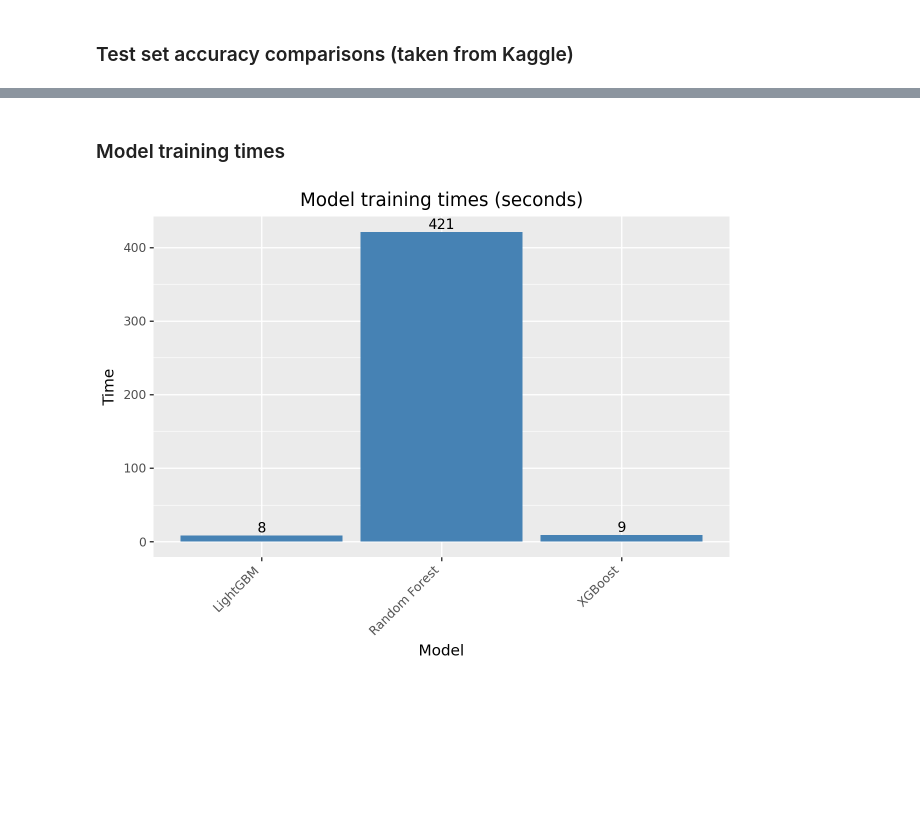
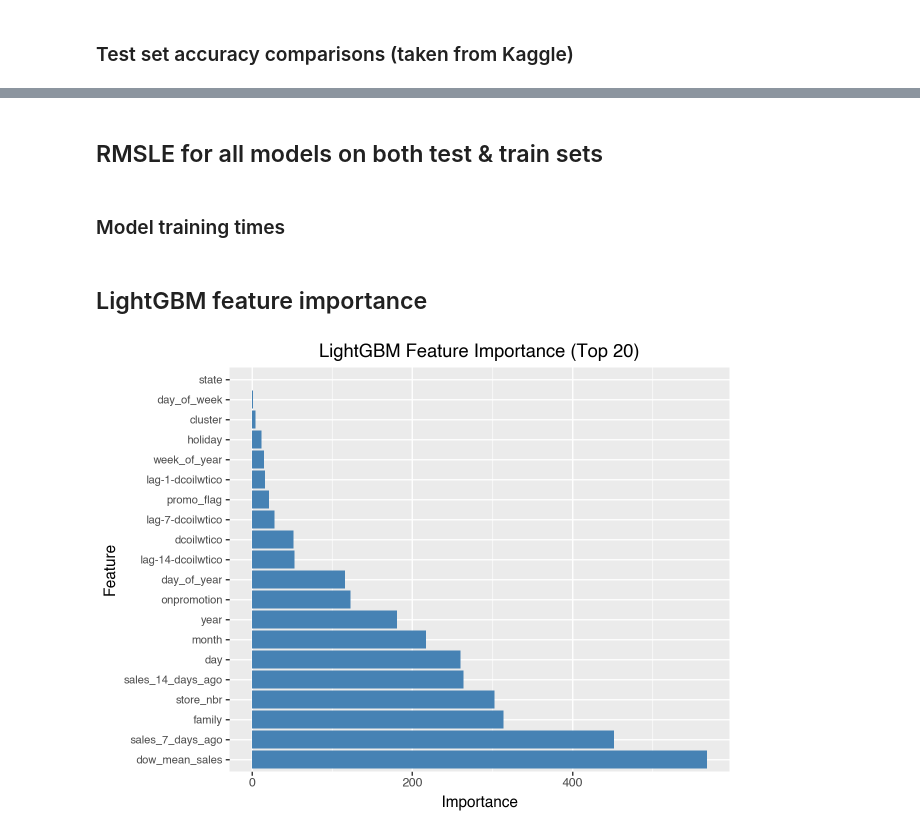
Before and after one commit to RalfGrossfeldt/Store-Sales-Prediction, a Jupyter notebook: notebook.ipynb, the cells around one changed output, grey strips where cells are left out. Cells and saved outputs as stored; diff of their text form; code cells hidden in the pictures; blank space fills up the shorter version.

```diff
--- a/notebook.ipynb
+++ b/notebook.ipynb
@@ -960,0 +970,2 @@ plot_df['RMSLE'] = plot_df['RMSLE'].round(3)
+# %% [markdown]
+## RMSLE for all models on both test & train sets
@@ -966,12 +1004,44 @@ training_time_comparison_df = pd.DataFrame({
     'Time': [421, 8, 9]
 })
 
-(ggplot(training_time_comparison_df, aes('Model', 'Time')) +
+p=(ggplot(training_time_comparison_df, aes('Model', 'Time')) +
  geom_col(fill='steelblue') +
  geom_text(aes(label='Time'), va='bottom', nudge_y=0.02, size=10) +
  ggtitle('Model training times (seconds)') +
  xlab('Model') +
  ylab('Time') +
  theme(axis_text_x=element_text(angle=45, hjust=1)))
+p.save('training_time.pdf')
-# %% [output]
-[figure, removed]
+# %% [markdown]
+## LightGBM feature importance
+# %%
+feature_names = X_train_cat.columns
+
+# LightGBM feature importances
+importances = lgbm_model.feature_importances_
+
+# Build DataFrame
+fi_df = pd.DataFrame({
+    'Feature': feature_names,
+    'Importance': importances
+})
+
+# Sort descending and take top 20
+fi_df = fi_df.sort_values('Importance', ascending=False).head(20)
+
+# Reorder factor levels for ggplot so ordering is correct
+fi_df['Feature'] = pd.Categorical(fi_df['Feature'], categories=fi_df['Feature'], ordered=True)
+
+# Plot
+p = (ggplot(fi_df, aes(x='Feature', y='Importance')) +
+     geom_col(fill='steelblue') +
+     coord_flip() +
+     ggtitle('LightGBM Feature Importance (Top 20)') +
+     xlab('Feature') +
+     ylab('Importance') +
+     theme(axis_text_y=element_text(size=8))
+)
+
+p
+# %% [output]
+[figure, added]
```
Also changed, not shown: parts of 22 cells of this notebook, 4 other files.
